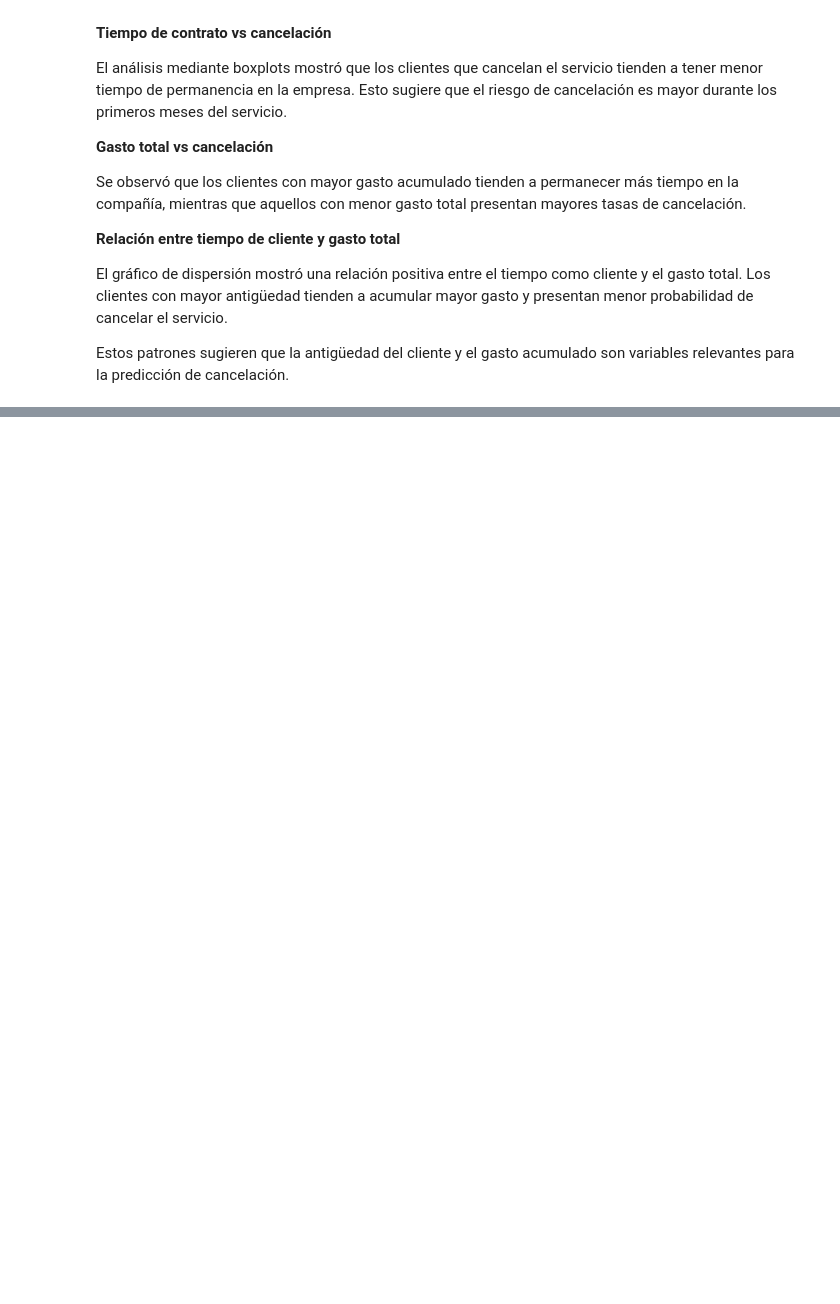
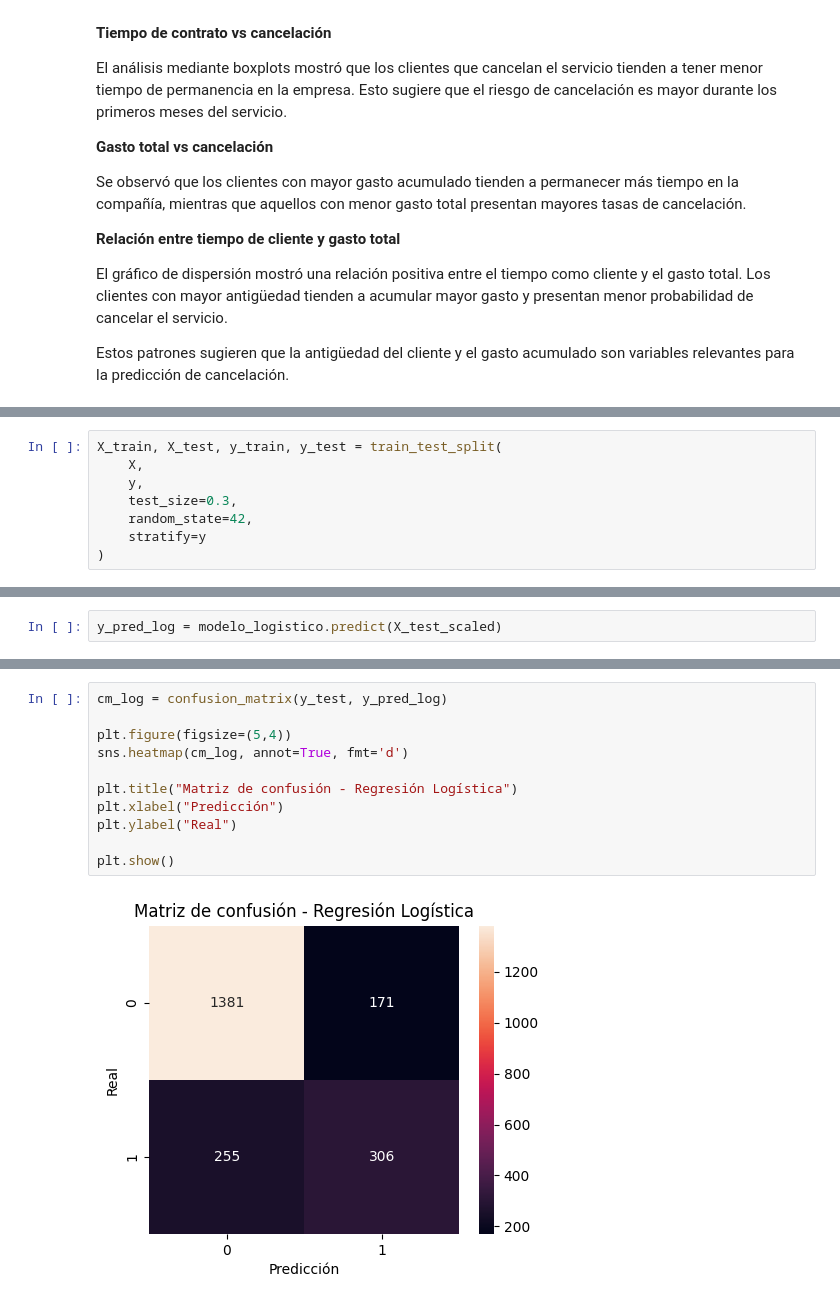
Before and after one commit to angelaoica-dev/challenge-TelecomX-2, a Jupyter notebook: TelecomX_2Latam.ipynb, the cells around one changed output, grey strips where cells are left out. Drawn from its saved outputs; the diff is of its cells as text; blank space fills up the shorter version.

```diff
--- a/TelecomX_2Latam.ipynb
+++ b/TelecomX_2Latam.ipynb
@@ -378,0 +401,8 @@ Estos patrones sugieren que la antigüedad del cliente y el gasto acumulado son
+# %%
+X_train, X_test, y_train, y_test = train_test_split(
+    X,
+    y,
+    test_size=0.3,
+    random_state=42,
+    stratify=y
+)
@@ -378,0 +438,2 @@ Estos patrones sugieren que la antigüedad del cliente y el gasto acumulado son
+# %%
+y_pred_log = modelo_logistico.predict(X_test_scaled)
@@ -378,0 +572,13 @@ Estos patrones sugieren que la antigüedad del cliente y el gasto acumulado son
+# %%
+cm_log = confusion_matrix(y_test, y_pred_log)
+
+plt.figure(figsize=(5,4))
+sns.heatmap(cm_log, annot=True, fmt='d')
+
+plt.title("Matriz de confusión - Regresión Logística")
+plt.xlabel("Predicción")
+plt.ylabel("Real")
+
+plt.show()
+# %% [output]
+[figure, added]
```
Also changed, not shown: parts of 22 cells of this notebook.
